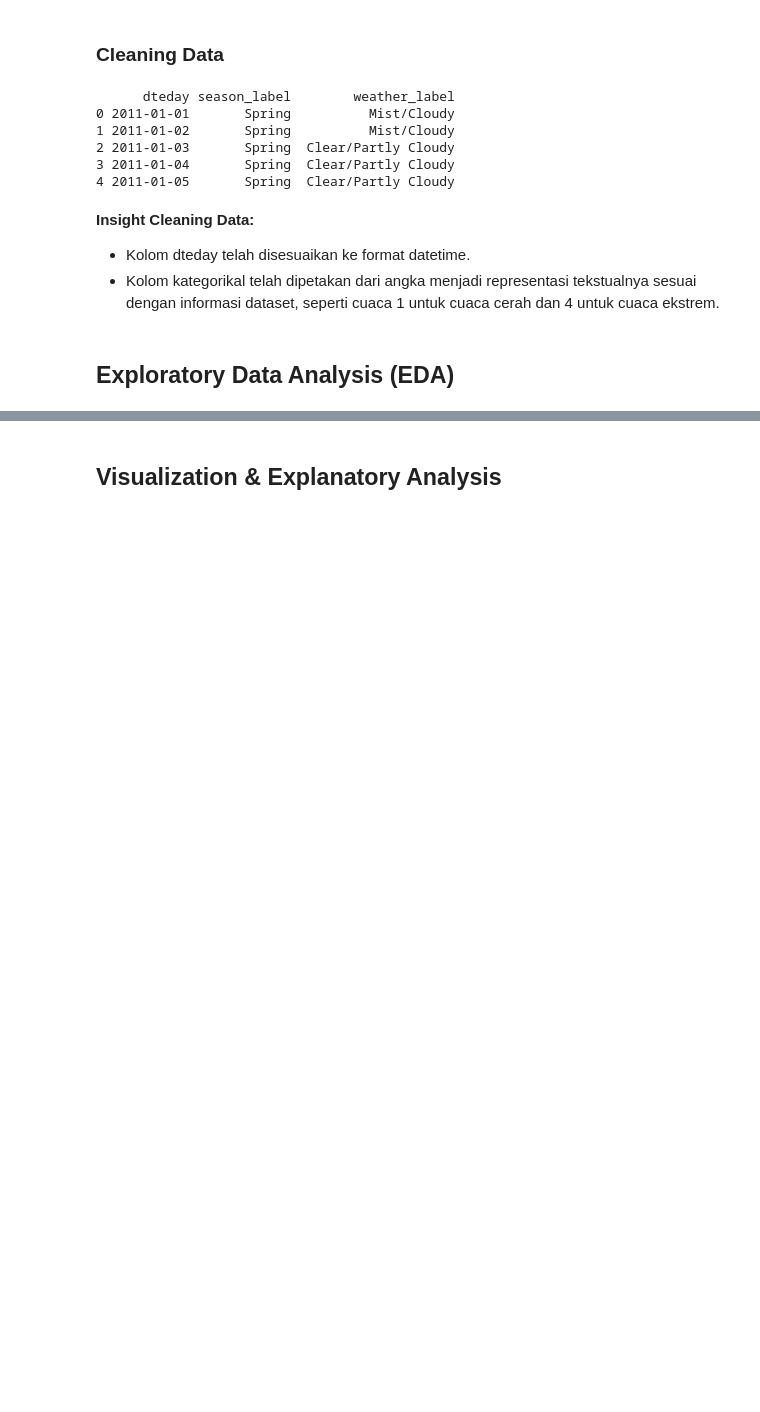
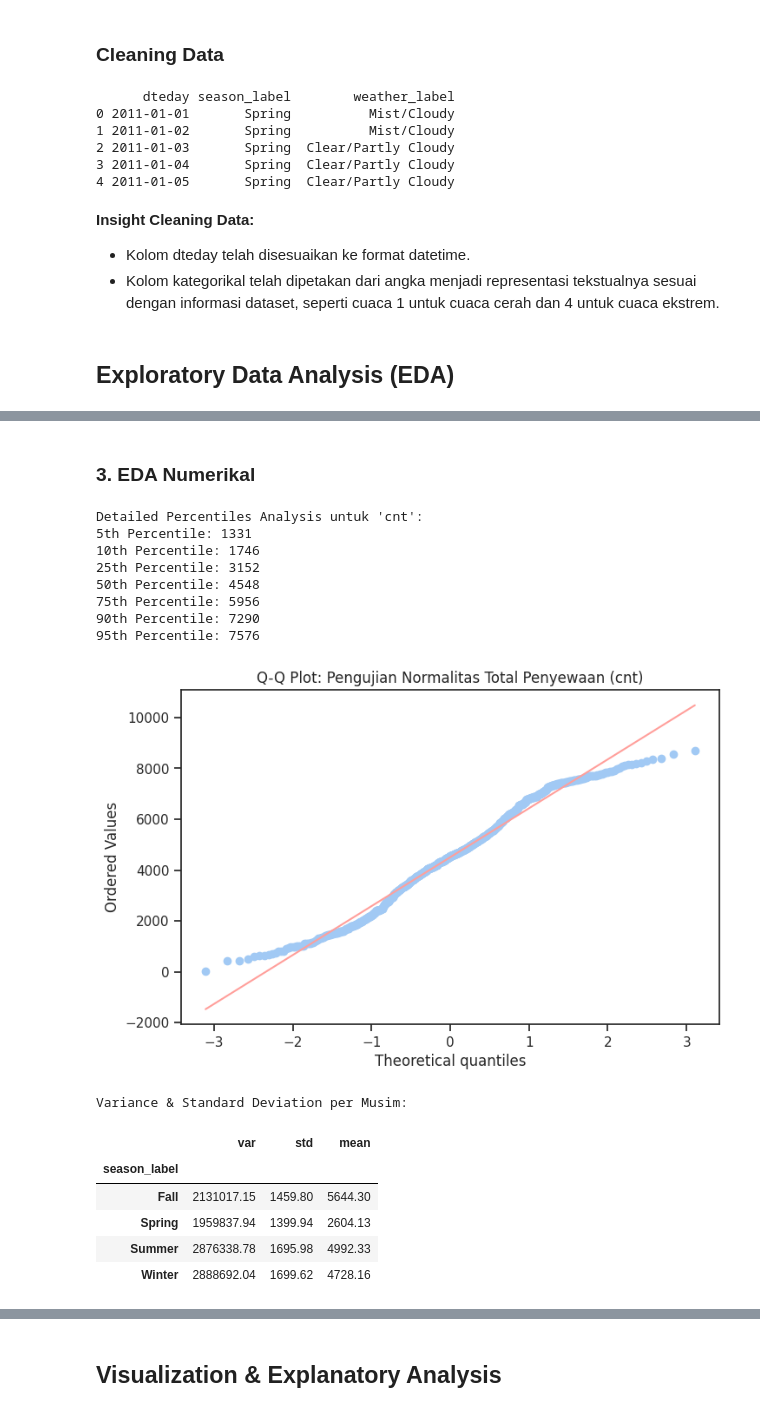
Before and after one commit to AlbertSanggam-231401034/Proyek-Analisis-Data_Albert, a Jupyter notebook: Proyek_Analisis_Data_Albert_Sanggam_Nalom_Sinurat.ipynb, the cells around one changed output, grey strips where cells are left out. Drawn from its saved outputs; the diff is of its cells as text; code cells hidden in the pictures; blank space fills up the shorter version.

```diff
--- a/Proyek_Analisis_Data_Albert_Sanggam_Nalom_Sinurat.ipynb
+++ b/Proyek_Analisis_Data_Albert_Sanggam_Nalom_Sinurat.ipynb
@@ -145,0 +179,37 @@ Sampel Distribusi Rata-rata Penyewaan per Jam:
+# %% [markdown]
+### 3. EDA Numerikal
+# %%
+# Detailed Percentile Analysis
+percentiles = [5, 10, 25, 50, 75, 90, 95]
+percentile_values = np.percentile(day_df['cnt'], percentiles)
+print("Detailed Percentiles Analysis untuk 'cnt':")
+for p, v in zip(percentiles, percentile_values):
+    print(f"{p}th Percentile: {v:.0f}")
+
+# Normality Testing dengan Q-Q Plot
+plt.figure(figsize=(8, 5))
+stats.probplot(day_df['cnt'], dist="norm", plot=plt)
+plt.title('Q-Q Plot: Pengujian Normalitas Total Penyewaan (cnt)')
+plt.show()
+
+# Variance & Standard Deviation Analysis per Musim
+var_std_season = day_df.groupby('season_label')['cnt'].agg(['var', 'std', 'mean']).round(2)
+print("\nVariance & Standard Deviation per Musim:")
+display(var_std_season)
+# %% [output]
+Detailed Percentiles Analysis untuk 'cnt':
+5th Percentile: 1331
+10th Percentile: 1746
+25th Percentile: 3152
+50th Percentile: 4548
+75th Percentile: 5956
+90th Percentile: 7290
+95th Percentile: 7576
+[figure, added]
+Variance & Standard Deviation per Musim:
+|  | var | std | mean |
+| season_label |  |  |  |
+| Fall | 2131017.15 | 1459.80 | 5644.30 |
+| Spring | 1959837.94 | 1399.94 | 2604.13 |
+| Summer | 2876338.78 | 1695.98 | 4992.33 |
+| Winter | 2888692.04 | 1699.62 | 4728.16 |
```
Also changed, not shown: parts of 26 cells of this notebook, 4 other files.
